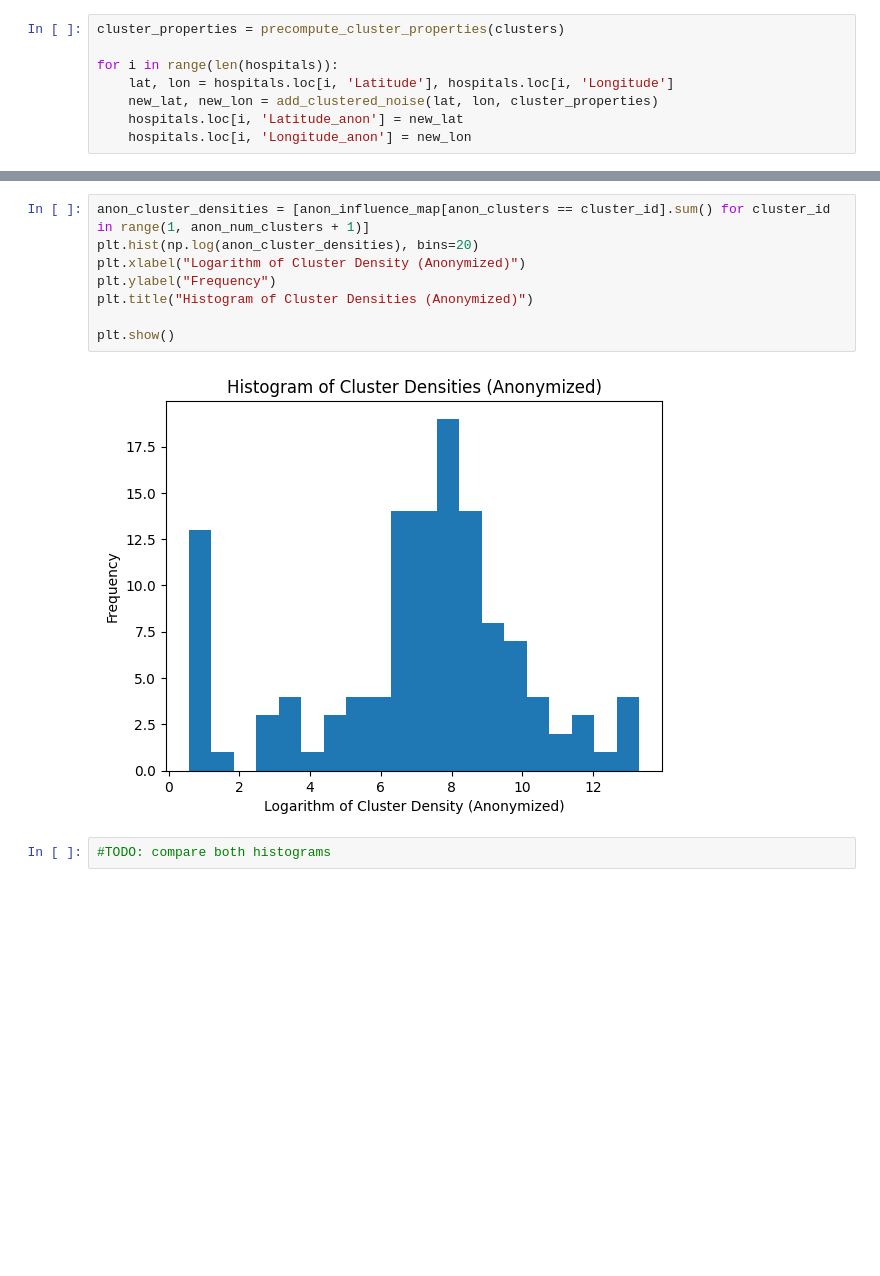
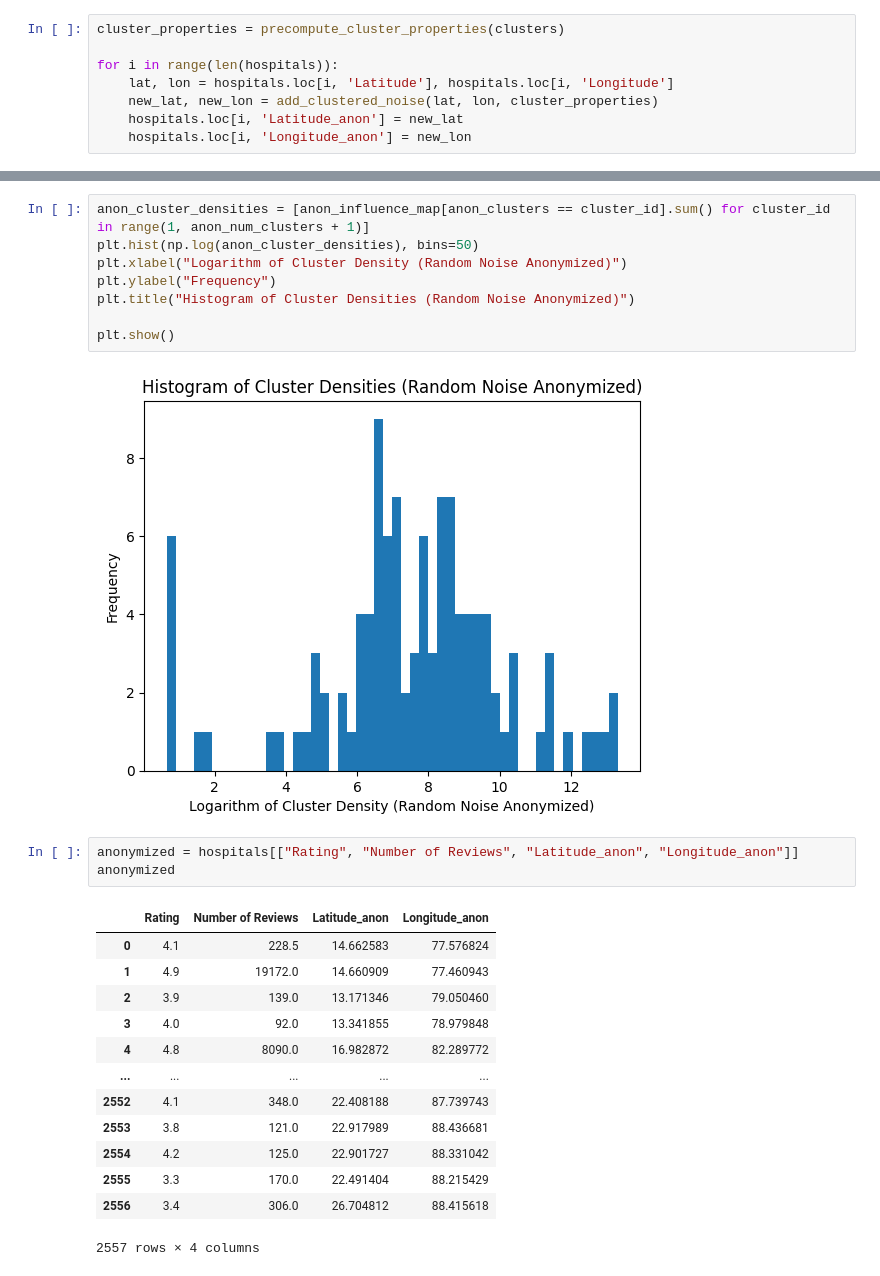
Before and after one commit to fringewidth/towardsMedicalEquity, a Jupyter notebook: influences.ipynb, the cells around one changed output, grey strips where cells are left out. Cells and saved outputs as stored; diff of their text form; blank space fills up the shorter version.

Commit message:
Compare with naive noise addition and update progress in README.md

```diff
--- a/influences.ipynb
+++ b/influences.ipynb
@@ -182,12 +210,27 @@ plt.savefig('anon-clusters.png')
 # %%
 anon_cluster_densities = [anon_influence_map[anon_clusters == cluster_id].sum() for cluster_id in range(1, anon_num_clusters + 1)]
-plt.hist(np.log(anon_cluster_densities), bins=20)
-plt.xlabel("Logarithm of Cluster Density (Anonymized)")
+plt.hist(np.log(anon_cluster_densities), bins=50)
+plt.xlabel("Logarithm of Cluster Density (Random Noise Anonymized)")
 plt.ylabel("Frequency")
-plt.title("Histogram of Cluster Densities (Anonymized)")
+plt.title("Histogram of Cluster Densities (Random Noise Anonymized)")
 
 plt.show()
 # %% [output]
-[figure, old version]
+[figure, new version]
-# %%
-#TODO: compare both histograms
+# %%
+anonymized = hospitals[["Rating", "Number of Reviews", "Latitude_anon", "Longitude_anon"]]
+anonymized
+# %% [output]
+|  | Rating | Number of Reviews | Latitude_anon | Longitude_anon |
+| 0 | 4.1 | 228.5 | 14.662583 | 77.576824 |
+| 1 | 4.9 | 19172.0 | 14.660909 | 77.460943 |
+| 2 | 3.9 | 139.0 | 13.171346 | 79.050460 |
+| 3 | 4.0 | 92.0 | 13.341855 | 78.979848 |
+| 4 | 4.8 | 8090.0 | 16.982872 | 82.289772 |
+| ... | ... | ... | ... | ... |
+| 2552 | 4.1 | 348.0 | 22.408188 | 87.739743 |
+| 2553 | 3.8 | 121.0 | 22.917989 | 88.436681 |
+| 2554 | 4.2 | 125.0 | 22.901727 | 88.331042 |
+| 2555 | 3.3 | 170.0 | 22.491404 | 88.215429 |
+| 2556 | 3.4 | 306.0 | 26.704812 | 88.415618 |
+2557 rows × 4 columns
```
Also changed, not shown: parts of 6 cells of this notebook, 2 other files.
